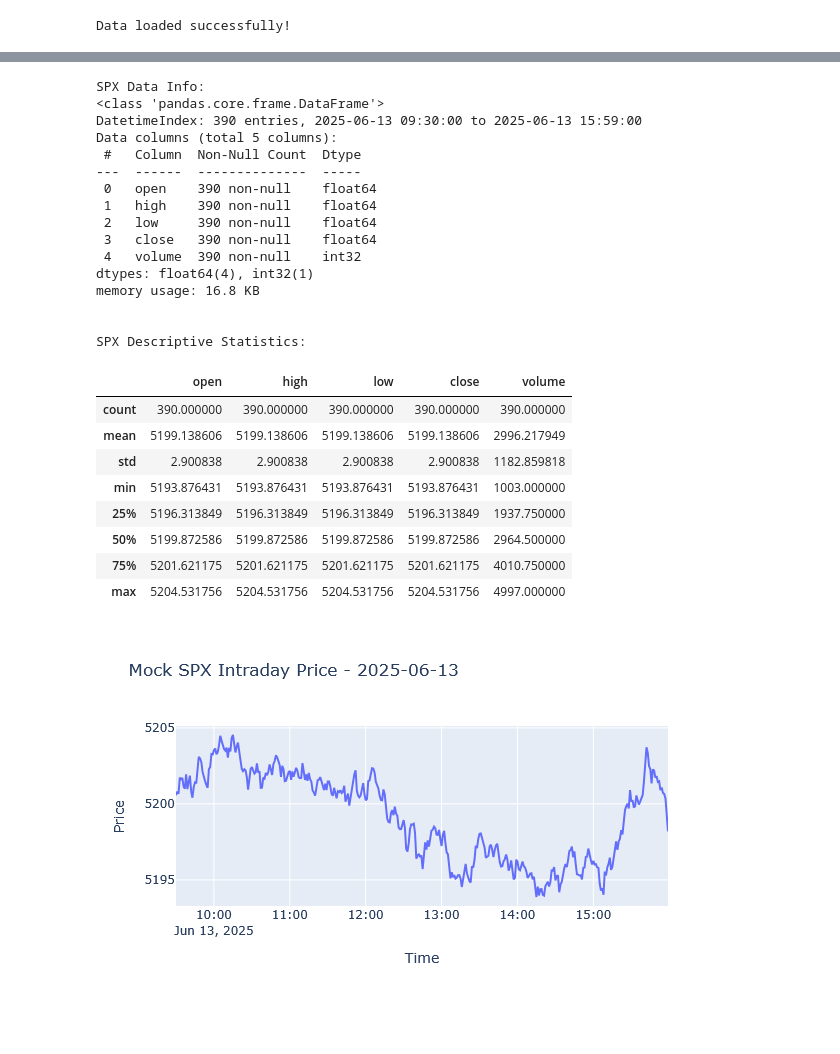
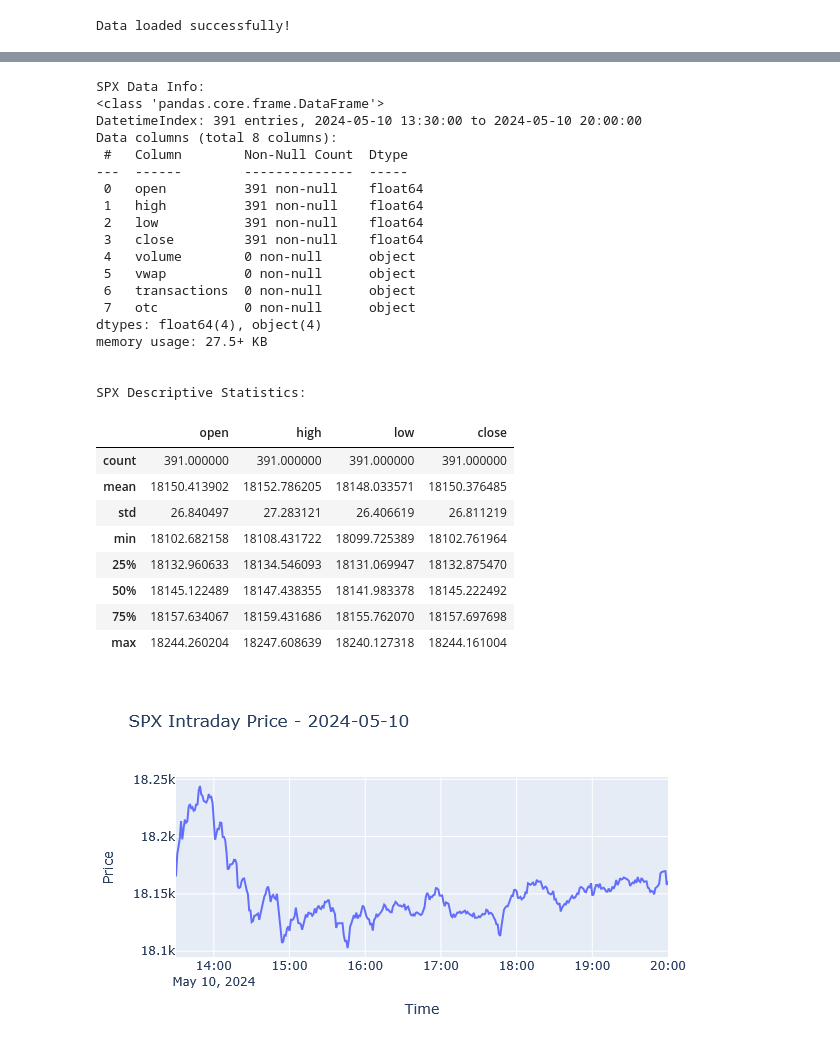
Before and after one commit to carloswaibl/algotrader, a Jupyter notebook: notebooks/01_data_exploration.ipynb, the cells around one changed output, grey strips where cells are left out. Drawn from its saved outputs; the diff is of its cells as text; code cells hidden in the pictures; blank space fills up the shorter version.

```diff
--- a/notebooks/01_data_exploration.ipynb
+++ b/notebooks/01_data_exploration.ipynb
@@ -15,13 +15,11 @@ Libraries imported successfully.
 # Define file paths
 # We are inside the /app/notebooks directory in the container
 DATA_DIR = "../data/parquet/"
-SPX_FILE = DATA_DIR + "SPX_20250613.parquet"
-OPTIONS_FILE = DATA_DIR + "SPX_OPTIONS_20250613.parquet"
+SPX_FILE = DATA_DIR + "NDX_20240510.parquet"
 
 # Load the data using pandas
 try:
     spx_df = pd.read_parquet(SPX_FILE)
-    options_df = pd.read_parquet(OPTIONS_FILE)
     print("Data loaded successfully!")
 except FileNotFoundError as e:
     print(f"Error loading data: {e}")
@@ -56,32 +54,35 @@ spx_df.describe()
 # %% [output]
 SPX Data Info:
 <class 'pandas.core.frame.DataFrame'>
-DatetimeIndex: 390 entries, 2025-06-13 09:30:00 to 2025-06-13 15:59:00
-Data columns (total 5 columns):
- #   Column  Non-Null Count  Dtype
----  ------  --------------  -----
- 0   open    390 non-null    float64
- 1   high    390 non-null    float64
- 2   low     390 non-null    float64
- 3   close   390 non-null    float64
- 4   volume  390 non-null    int32
-dtypes: float64(4), int32(1)
-memory usage: 16.8 KB
+DatetimeIndex: 391 entries, 2024-05-10 13:30:00 to 2024-05-10 20:00:00
+Data columns (total 8 columns):
+ #   Column        Non-Null Count  Dtype
+---  ------        --------------  -----
+ 0   open          391 non-null    float64
+ 1   high          391 non-null    float64
+ 2   low           391 non-null    float64
+ 3   close         391 non-null    float64
+ 4   volume        0 non-null      object
+ 5   vwap          0 non-null      object
+ 6   transactions  0 non-null      object
+ 7   otc           0 non-null      object
+dtypes: float64(4), object(4)
+memory usage: 27.5+ KB
 
 
 SPX Descriptive Statistics:
-|  | open | high | low | close | volume |
-| count | 390.000000 | 390.000000 | 390.000000 | 390.000000 | 390.000000 |
-| mean | 5199.138606 | 5199.138606 | 5199.138606 | 5199.138606 | 2996.217949 |
-| std | 2.900838 | 2.900838 | 2.900838 | 2.900838 | 1182.859818 |
-| min | 5193.876431 | 5193.876431 | 5193.876431 | 5193.876431 | 1003.000000 |
-| 25% | 5196.313849 | 5196.313849 | 5196.313849 | 5196.313849 | 1937.750000 |
-| 50% | 5199.872586 | 5199.872586 | 5199.872586 | 5199.872586 | 2964.500000 |
-| 75% | 5201.621175 | 5201.621175 | 5201.621175 | 5201.621175 | 4010.750000 |
-| max | 5204.531756 | 5204.531756 | 5204.531756 | 5204.531756 | 4997.000000 |
+|  | open | high | low | close |
+| count | 391.000000 | 391.000000 | 391.000000 | 391.000000 |
+| mean | 18150.413902 | 18152.786205 | 18148.033571 | 18150.376485 |
+| std | 26.840497 | 27.283121 | 26.406619 | 26.811219 |
+| min | 18102.682158 | 18108.431722 | 18099.725389 | 18102.761964 |
+| 25% | 18132.960633 | 18134.546093 | 18131.069947 | 18132.875470 |
+| 50% | 18145.122489 | 18147.438355 | 18141.983378 | 18145.222492 |
+| 75% | 18157.634067 | 18159.431686 | 18155.762070 | 18157.697698 |
+| max | 18244.260204 | 18247.608639 | 18240.127318 | 18244.161004 |
 # %%
 # Plot the SPX closing price to visualize the intraday movement
-fig = px.line(spx_df, y='close', title='Mock SPX Intraday Price - 2025-06-13', labels={'timestamp': 'Time', 'close': 'Price'})
+fig = px.line(spx_df, y='close', title='SPX Intraday Price - 2024-05-10', labels={'timestamp': 'Time', 'close': 'Price'})
 fig.show()
 # %% [output]
-[figure, old version]
+[figure, new version]
```
Also changed, not shown: parts of 4 cells of this notebook, 6 other files.
